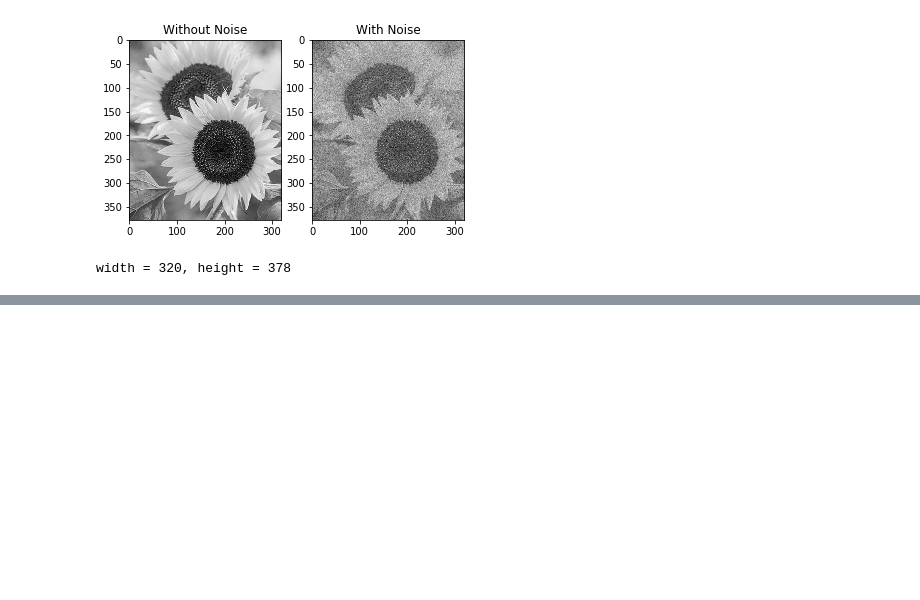
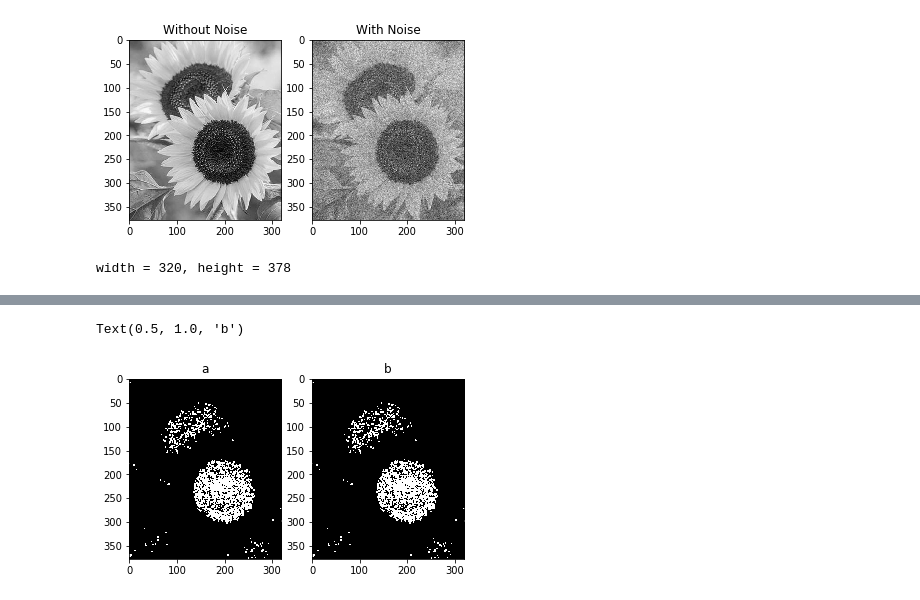
Before and after one commit to chloequinto/ImgProc, a Jupyter notebook: Project/Edge Detection.ipynb, the cells around one changed output, grey strips where cells are left out. Cells and saved outputs as stored; diff of their text form; code cells hidden in the pictures; blank space fills up the shorter version.

```diff
--- a/Project/Edge Detection.ipynb
+++ b/Project/Edge Detection.ipynb
@@ -133,0 +161,39 @@ fig.subplots_adjust(hspace=0.5)
+# %%
+def Laplacian(im, sigma, threshold):
+
+    #sigma < 0.5 would also apply a smoothing effect (less noise)
+    LoG = nd.gaussian_laplace(im, sigma)
+    output = sp.zeros(LoG.shape) #return array filled with zeros & LoG
+    width = output.shape[1] #number of columns
+    height = output.shape[0] #number of rows
+
+    for y in range(1, height - 1):
+        for x in range(1, width - 1):
+            patch = LoG[y-1:y+2, x-1:x+2]
+            p = LoG[y, x]
+            maxP = patch.max()
+            minP = patch.min()
+
+            #Greater than zero for postive response on darker side
+            if (p > 0):
+                zero = True if minP < 0 else False
+            else:
+                zero = True if maxP > 0 else False
+            if ((maxP - minP) > threshold) and zero:
+                output[y, x] = 1
+
+    return output
+# %%
+tst = Laplacian(newI,0,0);
+tst0 = Laplacian(newI,0.2,0);
+tst1 = Laplacian(newI,0.5,0);
+tst2 = Laplacian(newI,1,0);
+tst3 = Laplacian(newI,2,0);
+fig, ax = plt.subplots(1,2)
+ax[0].imshow(tst, cmap='gray')
+ax[0].set_title("a")
+ax[1].imshow(tst0, cmap='gray')
+ax[1].set_title("b")
+# %% [output]
+Text(0.5, 1.0, 'b')
+[figure, added]
```
Also changed, not shown: parts of 15 cells of this notebook.
